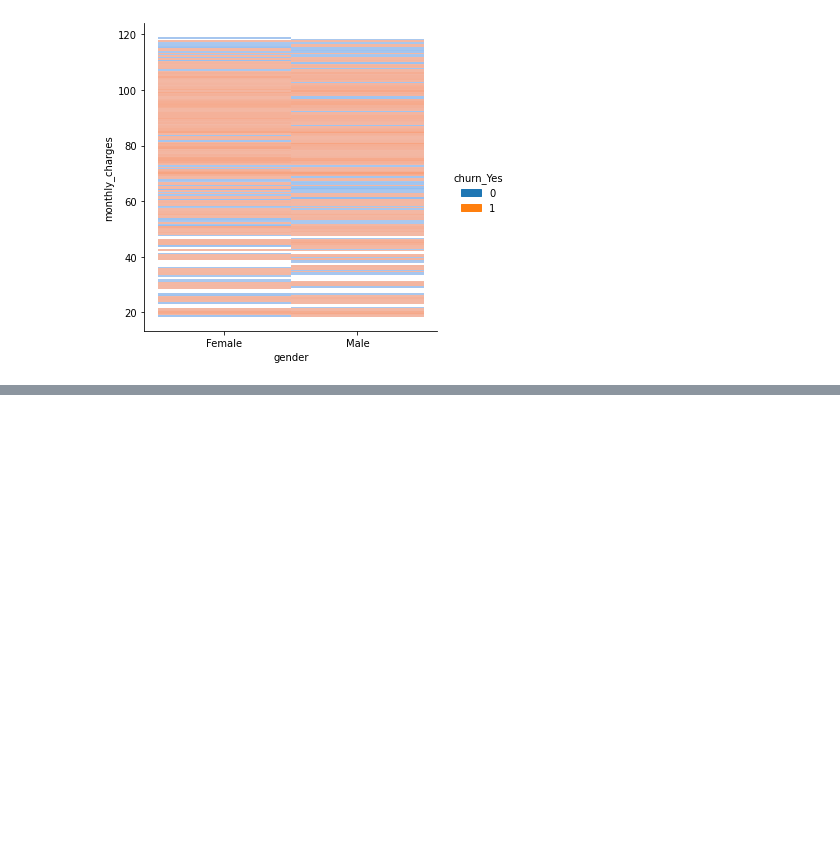
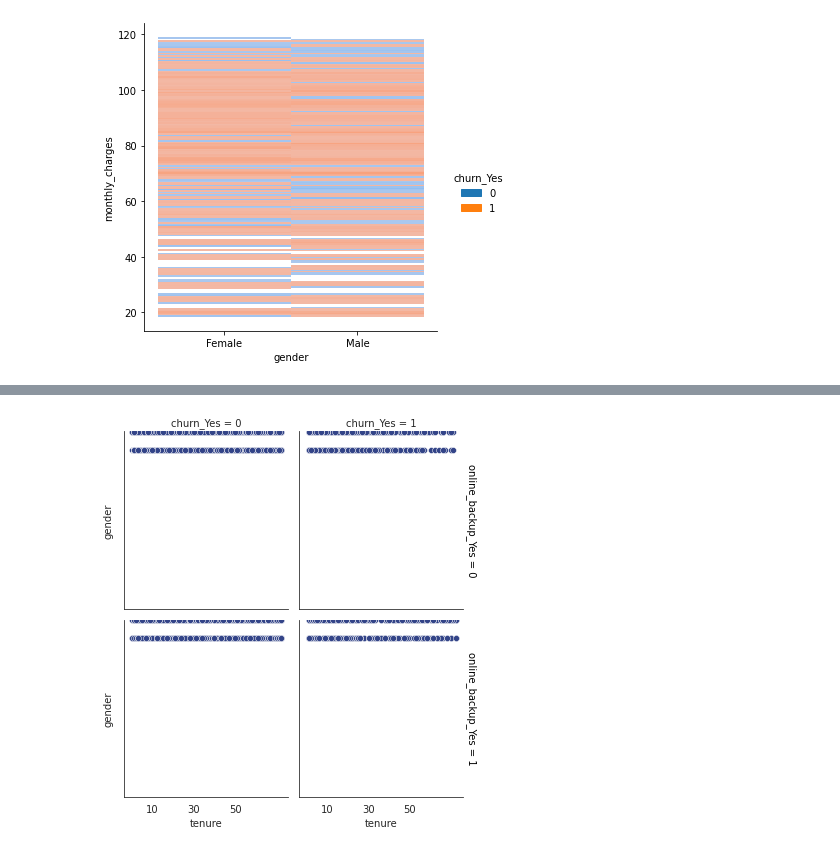
Before and after one commit to QinzhiChen/classification-exercises, a Jupyter notebook: classification_exercises.ipynb, the cells around one changed output, grey strips where cells are left out. Drawn from its saved outputs; the diff is of its cells as text; code cells hidden in the pictures; blank space fills up the shorter version.

```diff
--- a/classification_exercises.ipynb
+++ b/classification_exercises.ipynb
@@ -502,0 +523,9 @@ sns.displot(tl_train, x="gender", y="monthly_charges", hue='churn_Yes',binwidth=
+# %%
+with sns.axes_style("white"):
+    g = sns.FacetGrid(tl_train, row="online_backup_Yes", col="churn_Yes", margin_titles=True)
+g.map(sns.scatterplot, "tenure", "gender", color="#334488")
+g.set_axis_labels("tenure", "gender")
+g.set(xticks=[10, 30, 50], yticks=[2, 6, 10])
+g.figure.subplots_adjust()
+# %% [output]
+[figure, added]
```
Also changed, not shown: parts of 5 cells of this notebook.
